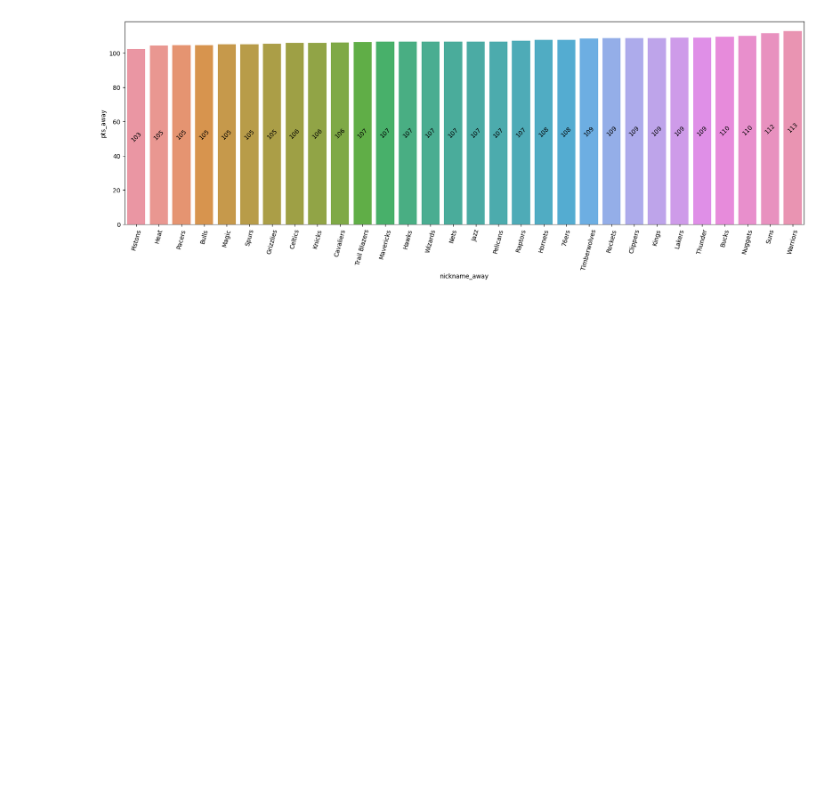
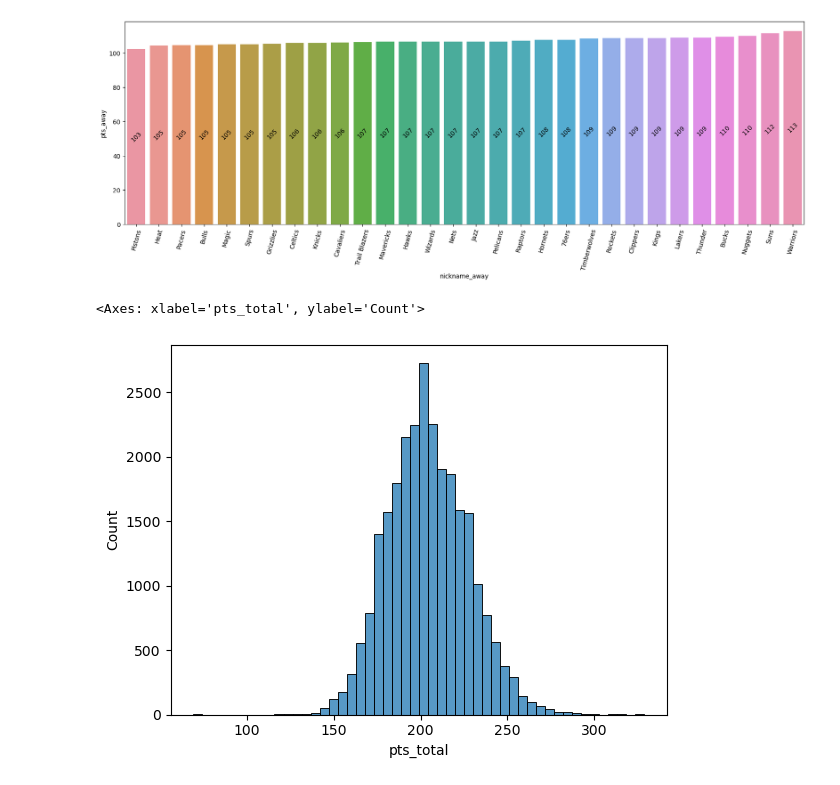
Before and after one commit to devcamiloacosta/Data-Analysis-Projects, a Jupyter notebook: nba_project.ipynb, the cells around one changed output. Drawn from its saved outputs; the diff is of its cells as text; code cells hidden in the pictures; blank space fills up the shorter version.

```diff
--- a/nba_project.ipynb
+++ b/nba_project.ipynb
@@ -260,3 +260,8 @@ plt.xticks(rotation=75)
 plt.show()
 # %% [output]
 [figure]
+# %%
+sns.histplot(data=games,x='pts_total', bins=50)
+# %% [output]
+<Axes: xlabel='pts_total', ylabel='Count'>
+[figure, added]
```
Also changed, not shown: parts of 7 cells of this notebook.
